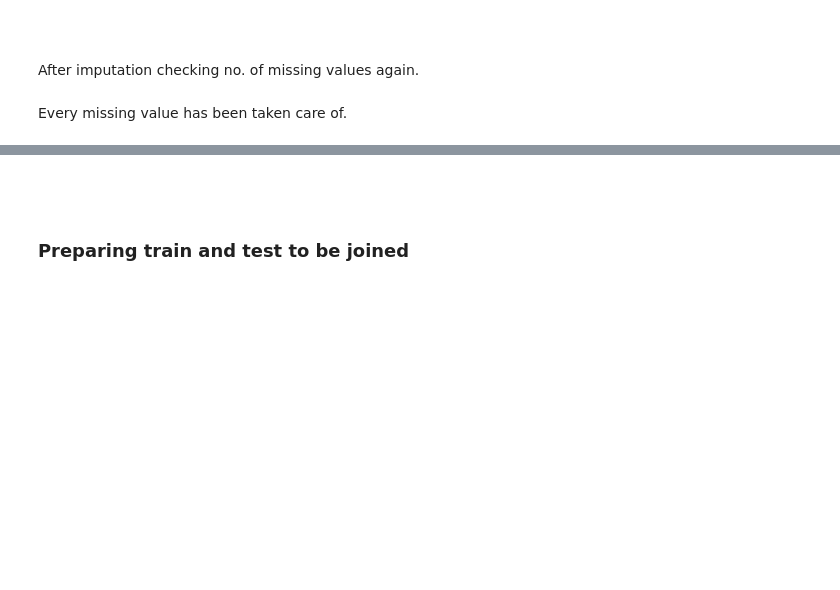
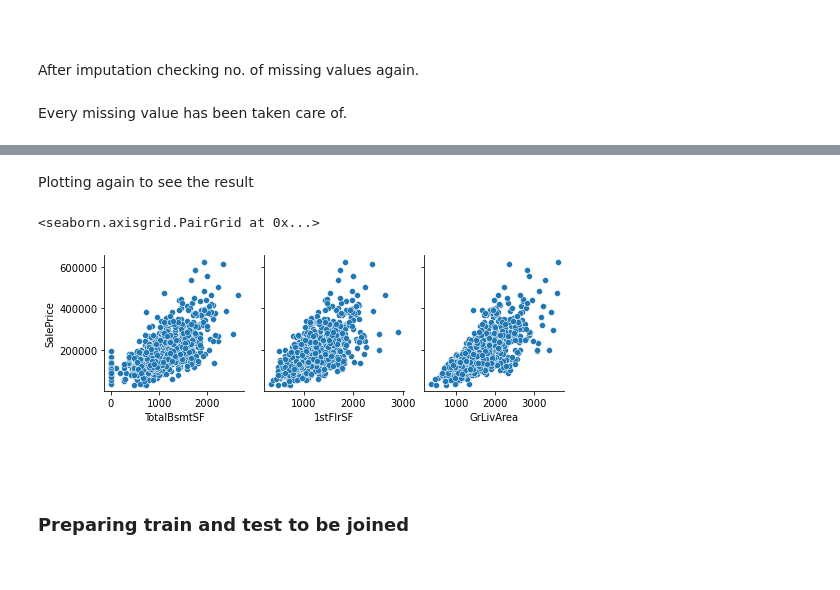
Before and after one commit to laurakoldekivi/DS-2021-project, a Jupyter notebook: ds-project_updated.ipynb, the cells around one changed output, grey strips where cells are left out. Drawn from its saved outputs; the diff is of its cells as text; code cells hidden in the pictures; blank space fills up the shorter version.

```diff
--- a/ds-project_updated.ipynb
+++ b/ds-project_updated.ipynb
@@ -463,3 +488,12 @@ Every missing value has been taken care of.
+# %% [markdown]
+Plotting again to see the result
+# %%
+sns.pairplot(train_df,x_vars=['TotalBsmtSF',
+ '1stFlrSF',
+ 'GrLivArea',], y_vars=["SalePrice"], kind="scatter")
+# %% [output]
+<seaborn.axisgrid.PairGrid at 0x...>
+[figure, added]
 # %% [markdown]
 <br>
 <br>
```
Also changed, not shown: parts of 53 cells of this notebook.
